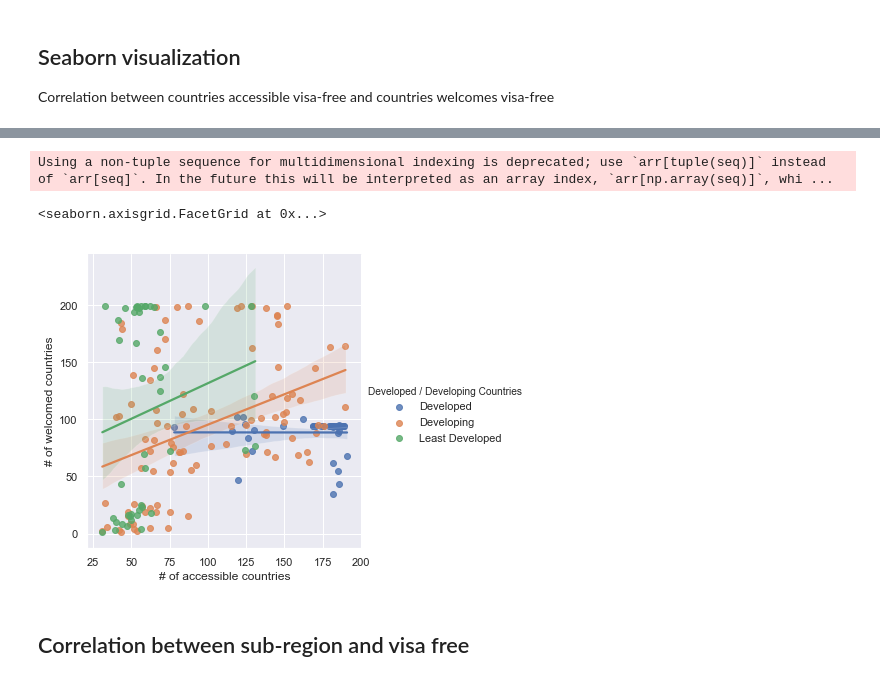
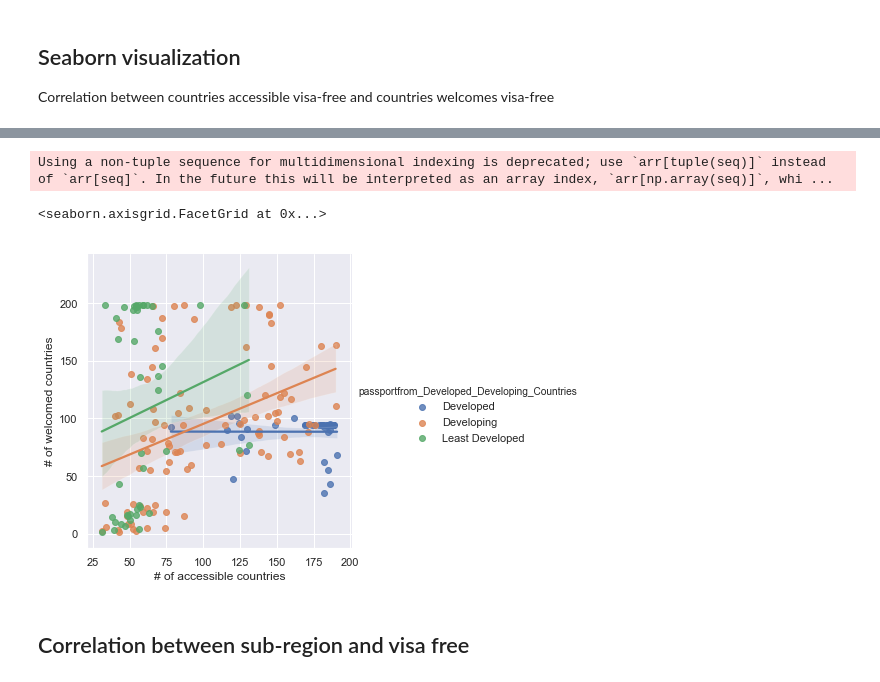
Before and after one commit to jeremielamboley/global-passport-index, a Jupyter notebook: main.ipynb, the cells around one changed output, grey strips where cells are left out. Drawn from its saved outputs; the diff is of its cells as text; code cells hidden in the pictures.

```diff
--- a/main.ipynb
+++ b/main.ipynb
@@ -505,5 +506,5 @@ df_pivot_flattened2
 # %%
-df_pivot_flattened['Surface_Rank'] = df_pivot_flattened['countryto_Surface area (thousand km2)'].rank(method='min', ascending=False).astype(int)
+df_pivot_flattened['Surface_Rank'] = df_pivot_flattened['countryto_Surface_area'].rank(method='min', ascending=False).astype(int)
 df_pivot_flattened['GDP_Rank'] = df_pivot_flattened['countryto_UN_GDP_currentPrices2016'].rank(method='min', ascending=False).astype(int)
 df_pivot_flattened['Population_Rank'] = df_pivot_flattened['countryto_UN_population_Value_2015_millions'].rank(method='min', ascending=False).astype(int)
 df_pivot_flattened['visafree_countries_Rank'] = df_pivot_flattened['visafree'].rank(method='min', ascending=False).astype(int)
@@ -516,0 +587,4 @@ df_pivot_flattened['New_Overall_ranking'] = df_pivot_flattened['Overall_ranking_
+# %%
+df_pivot_flattened.rename(columns={'Sub-region Name': 'passportfrom_Sub-region_Name'}, inplace=True)
+df_pivot_flattened.rename(columns={'Region Name': 'passportfrom_Region_Name'}, inplace=True)
+df_pivot_flattened.rename(columns={'Developed / Developing Countries': 'passportfrom_Developed_Developing_Countries'}, inplace=True)
@@ -517,4 +690,4 @@ df_pivot_flattened['New_Overall_ranking'] = df_pivot_flattened['Overall_ranking_
 # %% [markdown]
 ## Rank by sub-regions
 # %%
-df_pivot_flattened['New_Overall_ranking_bySubRegion'] = df_pivot_flattened.groupby('Sub-region Name')['Overall_ranking_calculation'].rank(method='min', ascending=True).astype(int)
+df_pivot_flattened['ranking_bySubRegion'] = df_pivot_flattened.groupby('passportfrom_Sub-region_Name')['Overall_ranking_calculation'].rank(method='min', ascending=True).astype(int)
@@ -555,7 +716,8 @@ df_pivot_flattened.sample(5)
 # %% [markdown]
 ## Reorder the columns
 # %%
-df_pivot_flattened = df_pivot_flattened[['passportfrom_Country_name',
+df_final = df_pivot_flattened[['passportfrom_Country_name',
+                                         'country_alpha_3code',
                                          'New_Overall_ranking',
                                          'gain-loss',
                                          'visafree',
@@ -566,10 +728,16 @@ df_pivot_flattened = df_pivot_flattened[['passportfrom_Country_name',
                                          'countryto_UN_population_Value_2015_millions',
                                          'Population_Rank',
                                          'UN_population_Value_2015_percent',
-                                         'countryto_Surface area (thousand km2)',
+                                         'countryto_Surface_area',
                                          'Surface_Rank',
-                                         'Surface_area_convered_percent',
+                                         'Surface_area_covered_percent',
                                          'unesco_total_sites',
                                          'unesco_total_sites_percent',
                                          'unesco_total_sites_Rank',
-                                         'Overall_ranking_calculation']]
+                                         'Overall_ranking_calculation',
+                                         'passportfrom_Region_Name',
+                                         'passportfrom_Sub-region_Name',
+                                         'passportfrom_Developed_Developing_Countries',
+                                         'visafreeTO',
+                                         'visaFreeRatio',
+                                         'ranking_bySubRegion']]
@@ -811,16 +871,16 @@ Correlation between countries accessible visa-free and countries welcomes visa-f
 # %%
 sns.set()
 
 # Plot sepal with as a function of sepal_length across days
-g = sns.lmplot(x="visafree", y="visafreeTO", hue="Developed / Developing Countries",
-               truncate=True, height=5, data=df_pivot_flattened)
+g = sns.lmplot(x="visafree", y="visafreeTO", hue="passportfrom_Developed_Developing_Countries",
+               truncate=True, height=5, data=df_final)
 
 # Use more informative axis labels than are provided by default
 g.set_axis_labels("# of accessible countries", "# of welcomed countries")
 # %% [output]
 Using a non-tuple sequence for multidimensional indexing is deprecated; use `arr[tuple(seq)]` instead of `arr[seq]`. In the future this will be interpreted as an array index, `arr[np.array(seq)]`, whi ...
 <seaborn.axisgrid.FacetGrid at 0x...>
-[figure, old version]
+[figure, new version]
 # %% [markdown]
 ## Correlation between sub-region and visa free
 # %%
```
Also changed, not shown: parts of 65 cells of this notebook, 1 other file.
